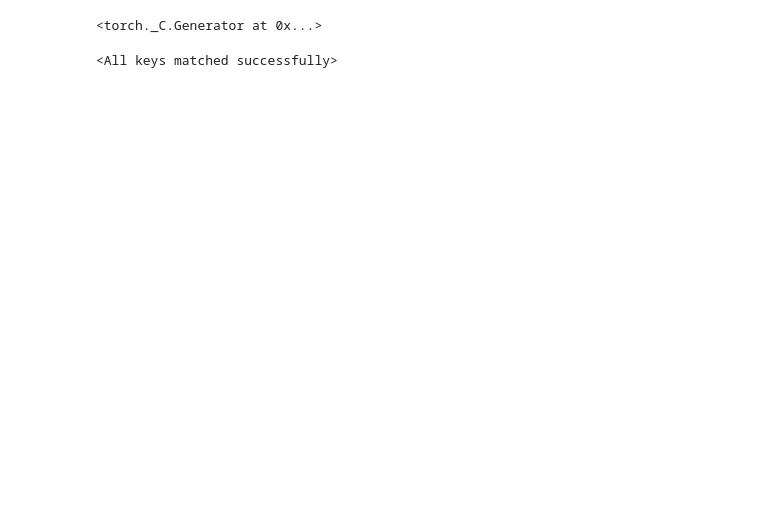
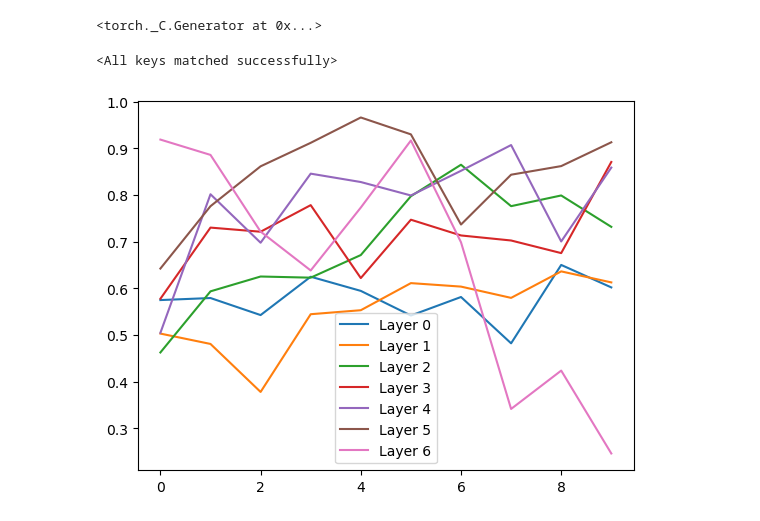
Before and after one commit to MaximilianPowers/Thesis, a Jupyter notebook: experiments/assumptions/flat_output_space/experiment.ipynb, the cells around one changed output. Cells and saved outputs as stored; diff of their text form; code cells hidden in the pictures; blank space fills up the shorter version.

```diff
--- a/experiments/assumptions/flat_output_space/experiment.ipynb
+++ b/experiments/assumptions/flat_output_space/experiment.ipynb
@@ -35,5 +26,0 @@ elif mode == 'circles':
-# %%
-model = MLP(2,7,2,2)
-model.load_state_dict(torch.load(f'{models_path}/2_wide/mlp_{mode}/model_199.pth'))
-# %% [output]
-<All keys matched successfully>
@@ -55,0 +27,69 @@ plot_riemann_metric(model, xy_grid, labels, 0, 'figures')
+# %%
+mode = 'moon'
+size = "skinny"
+epoch = 199
+if mode == 'moon':
+    dataset = MoonDataset(n_samples=1000, noise=0.01)
+elif mode == 'blobs':
+    dataset = BlobsDataset(n_samples=1000, noise=0.01)
+elif mode == 'spiral':
+    dataset = SpiralDataset(n_samples=1000, noise=0.01)
+elif mode == 'circles':
+    dataset = CirclesDataset(n_samples=1000, noise=0.01)
+
+
+if size == "skinny":
+    model = MLP(2,7,2,2)
+    full_path = f'{models_path}/2_wide/mlp_{mode}/model_{epoch}.pth'
+elif size == "overfit":
+    model = MLP(2,7,2,1)
+    full_path = f'{models_path}/overfit/mlp_{mode}/model_{epoch}.pth'
+else:
+    model = MLP(2,7,10,2)
+    full_path = f'{models_path}/vanilla/mlp_{mode}/model_{epoch}.pth'
+model.load_state_dict(torch.load(full_path))
+# %% [output]
+<All keys matched successfully>
+# %%
+res = []
+for epoch in tqdm(range(0, 200, 5)):
+    full_path = f'{models_path}/2_wide/mlp_{mode}/model_{epoch}.pth'
+    model.load_state_dict(torch.load(full_path))
+    model.forward(torch.from_numpy(dataset.X).float(), save_activations=True)
+    activations = model.activations
+    samples = sample_layers(activations, num_samples=100)
+    euclidean = get_euclideaness(activations, samples)
+    res.append(euclidean)
+
+res = np.array(res)
+
+K = res.shape[1]
+for i in range(K):
+    plt.plot(res[:, i], label=f'Layer {i}')
+plt.legend()
+plt.savefig("figures/Euclideness_2_wide.png")
+# %%
+res = []
+model = MLP(2,7,2,1)
+model.eval()
+
+for epoch in tqdm(range(999, 10000, 1000)):
+    full_path = f'{models_path}/overfit/mlp_{mode}/model_{epoch}.pth'
+    model.load_state_dict(torch.load(full_path))
+    model.forward(torch.from_numpy(dataset.X).float(), save_activations=True)
+    activations = model.activations
+    if activations[-1].shape[1] == 1:
+        activations = activations[:-1]
+    samples = sample_layers(activations, num_samples=100)
+    euclidean = get_euclideaness(activations, samples)
+    res.append(euclidean)
+
+res = np.array(res)
+
+K = res.shape[1]
+for i in range(K):
+    plt.plot(res[:, i], label=f'Layer {i}')
+plt.legend()
+plt.savefig("figures/Euclideness_overfit.png")
+# %% [output]
+[figure, added]
```
Also changed, not shown: parts of 5 cells of this notebook, 10 other files.
